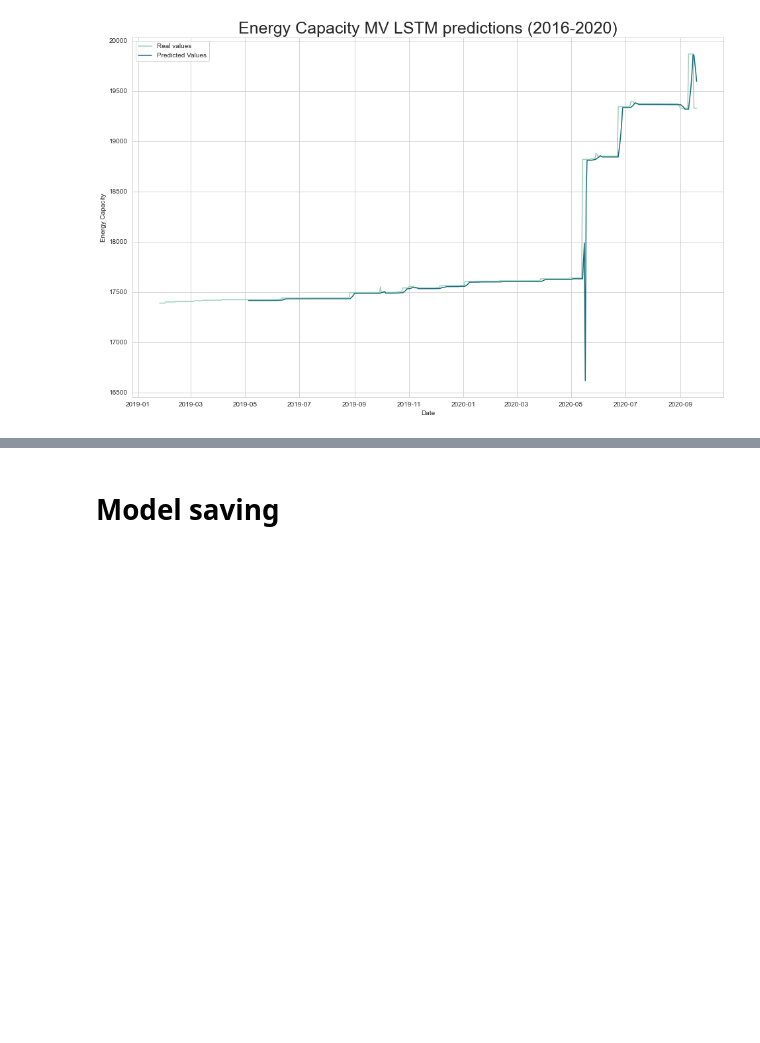
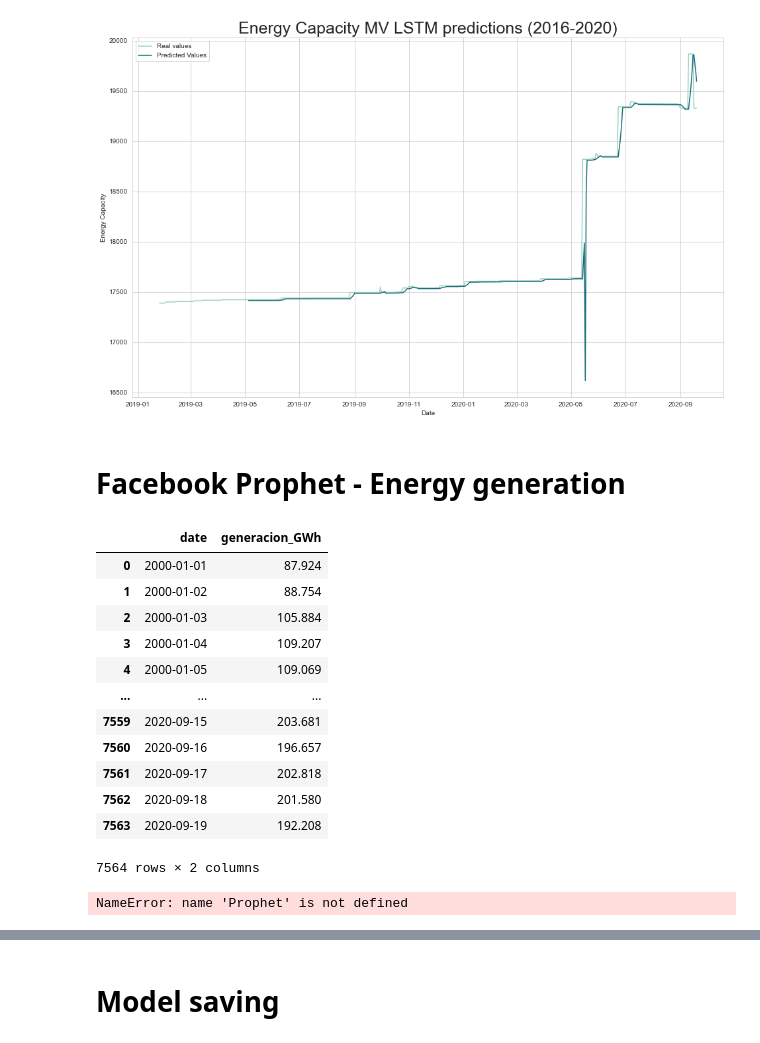
Before and after one commit to abdala9512/flask-dl-energy-microservice, a Jupyter notebook: notebooks/Energy generation and capacity forecasting.ipynb, the cells around one changed output, grey strips where cells are left out. Saved outputs shown, nothing was run; the diff lists cells and outputs as text; code cells hidden in the pictures; blank space fills up the shorter version.

```diff
--- a/notebooks/Energy generation and capacity forecasting.ipynb
+++ b/notebooks/Energy generation and capacity forecasting.ipynb
@@ -253,3 +387,26 @@ plt.legend()
 # %% [output]
 <matplotlib.legend.Legend at 0x...>
 [figure]
+# %% [markdown]
+# Facebook Prophet - Energy generation
+# %%
+energy_data[['generacion_GWh']].reset_index()
+# %% [output]
+|  | date | generacion_GWh |
+| 0 | 2000-01-01 | 87.924 |
+| 1 | 2000-01-02 | 88.754 |
+| 2 | 2000-01-03 | 105.884 |
+| 3 | 2000-01-04 | 109.207 |
+| 4 | 2000-01-05 | 109.069 |
+| ... | ... | ... |
+| 7559 | 2020-09-15 | 203.681 |
+| 7560 | 2020-09-16 | 196.657 |
+| 7561 | 2020-09-17 | 202.818 |
+| 7562 | 2020-09-18 | 201.580 |
+| 7563 | 2020-09-19 | 192.208 |
+7564 rows × 2 columns
+# %%
+dl_instance = DeepLearningUTSModel(data=energy_data[['generacion_GWh']].reset_index())
+prophet_model, future = dl_instance.prophet(ds='date', ts='generacion_GWh')
+# %% [output]
+NameError: name 'Prophet' is not defined
```
Also changed, not shown: parts of 8 cells of this notebook, 1 other file.
